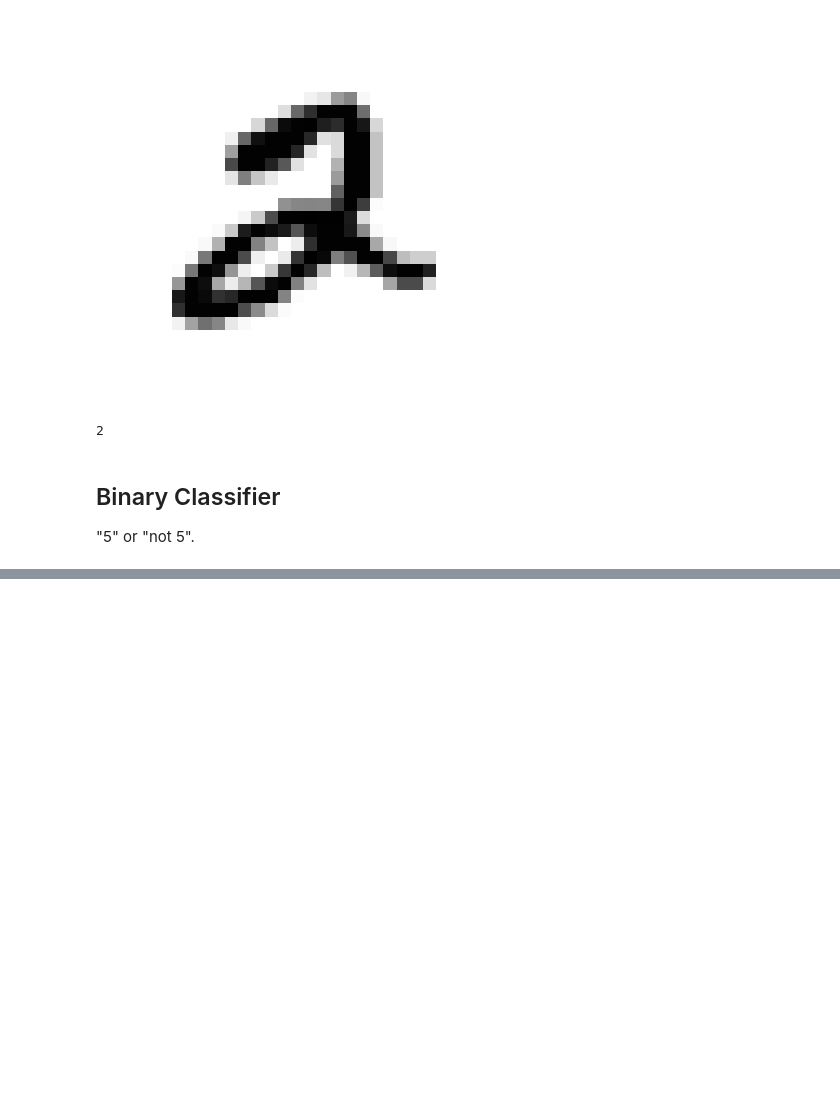
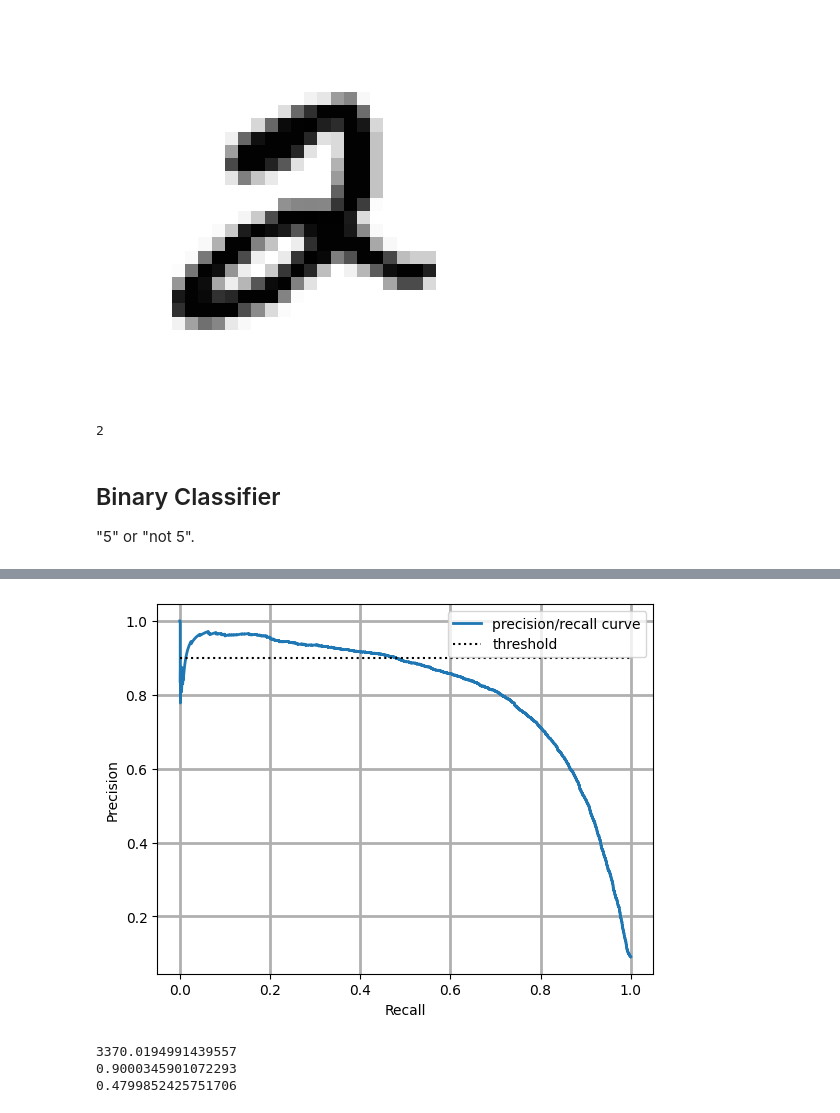
Before and after one commit to ks982579/data-science-1990-california-housing, a Jupyter notebook: mnist-hello-world/main.ipynb, the cells around one changed output, grey strips where cells are left out. Saved outputs shown, nothing was run; the diff lists cells and outputs as text; code cells hidden in the pictures; blank space fills up the shorter version.

```diff
--- a/mnist-hello-world/main.ipynb
+++ b/mnist-hello-world/main.ipynb
@@ -71,0 +167,24 @@ y_test_5 = (y_test == '5')
+# %%
+plt.plot(recalls, precisions, linewidth=2, label='precision/recall curve')
+plt.ylabel('Precision')
+plt.xlabel('Recall')
+plt.hlines(0.9, 0, 1.0, 'k', 'dotted', label='threshold')
+plt.grid(linewidth=2)
+plt.legend()
+plt.show()
+# %% [output]
+[figure, added]
+# %%
+# Pretend predictions with Precision at 90%
+idx_for_90_precision = (precisions >= 0.90).argmax() # index of largest
+threshold_for_90_precision = thresholds[idx_for_90_precision]
+print(threshold_for_90_precision)
+
+# making predictions
+y_train_pred_90 = (y_scores >= threshold_for_90_precision)
+print(precision_score(y_train_5, y_train_pred_90))
+print(recall_score(y_train_5, y_train_pred_90))
+# %% [output]
+3370.0194991439557
+0.9000345901072293
+0.4799852425751706
```
Also changed, not shown: parts of 18 cells of this notebook.
